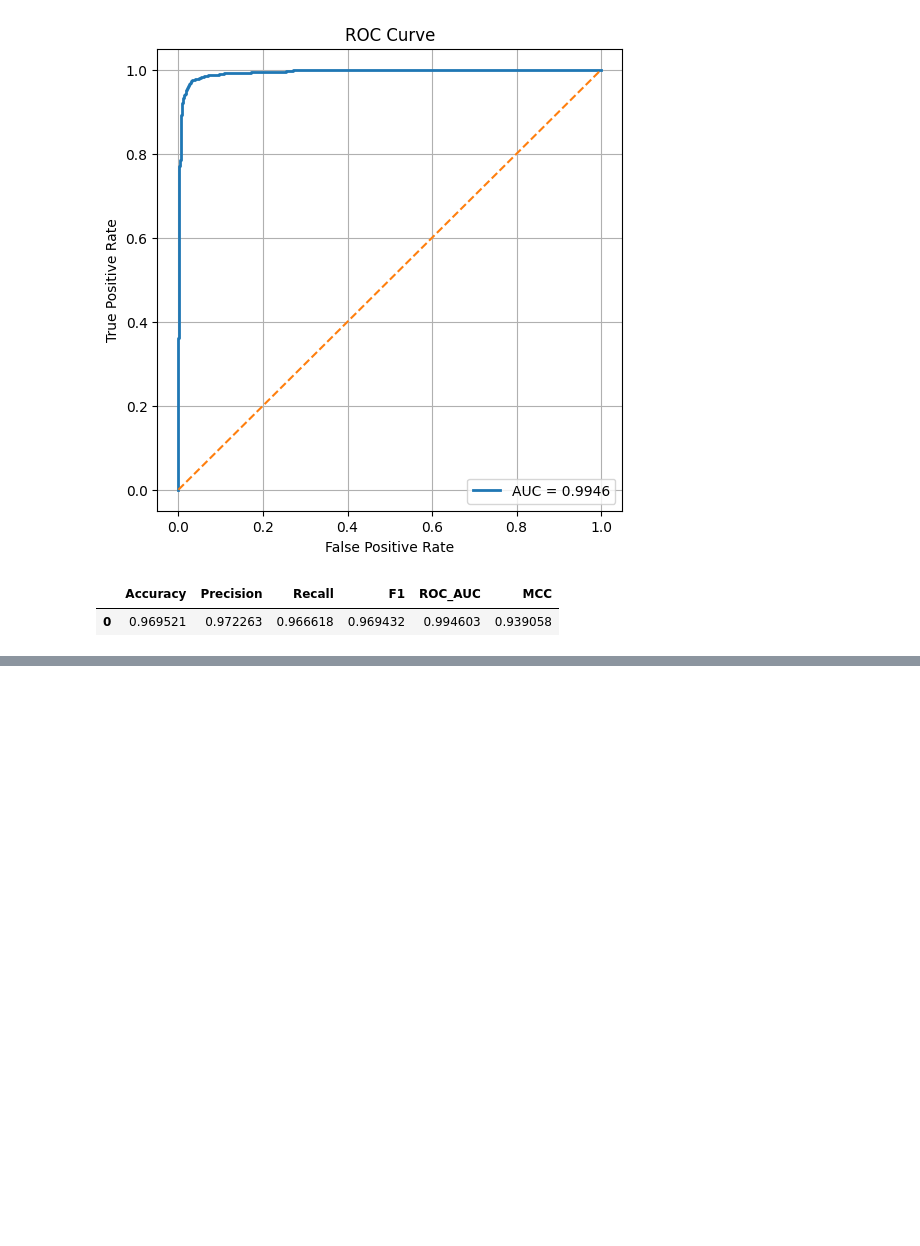
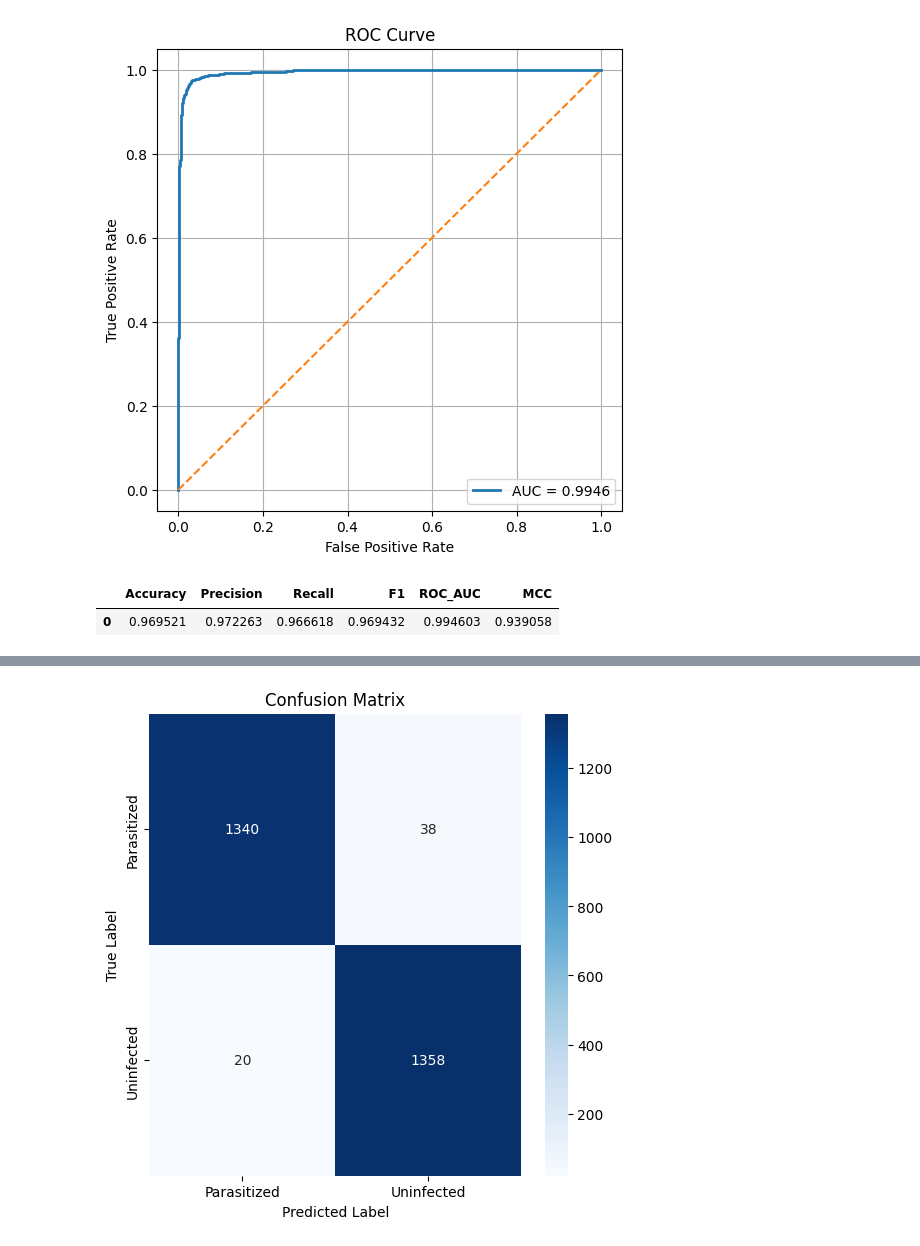
Before and after one commit to IremOzbek/Malaria_DINOv2-performansAnalizi, a Jupyter notebook: DINOv2_Frozen.ipynb, the cells around one changed output, grey strips where cells are left out. Saved outputs shown, nothing was run; the diff lists cells and outputs as text; code cells hidden in the pictures; blank space fills up the shorter version.

```diff
--- a/DINOv2_Frozen.ipynb
+++ b/DINOv2_Frozen.ipynb
@@ -1515,0 +1707,7 @@ results.to_csv(
+# %%
+backbone = timm.create_model(
+    "vit_base_patch14_dinov2",
+    pretrained=True,
+    num_classes=0,
+    img_size=224
+)
@@ -1515,0 +2051,11 @@ results.to_csv(
+# %%
+model.load_state_dict(
+    torch.load(
+        "best_dinov2_finetuned.pth",
+        map_location=device
+    )
+)
+
+model.eval()
+
+print("Best model loaded successfully.")
@@ -1515,0 +2187,43 @@ results.to_csv(
+# %%
+from sklearn.metrics import confusion_matrix
+import matplotlib.pyplot as plt
+import seaborn as sns
+
+cm = confusion_matrix(
+    test_labels,
+    test_preds
+)
+
+plt.figure(figsize=(6,6))
+
+sns.heatmap(
+
+    cm,
+
+    annot=True,
+
+    fmt="d",
+
+    cmap="Blues",
+
+    xticklabels=[
+        "Parasitized",
+        "Uninfected"
+    ],
+
+    yticklabels=[
+        "Parasitized",
+        "Uninfected"
+    ]
+
+)
+
+plt.xlabel("Predicted Label")
+
+plt.ylabel("True Label")
+
+plt.title("Confusion Matrix")
+
+plt.show()
+# %% [output]
+[figure, added]
```
Also changed, not shown: parts of 39 cells of this notebook.
